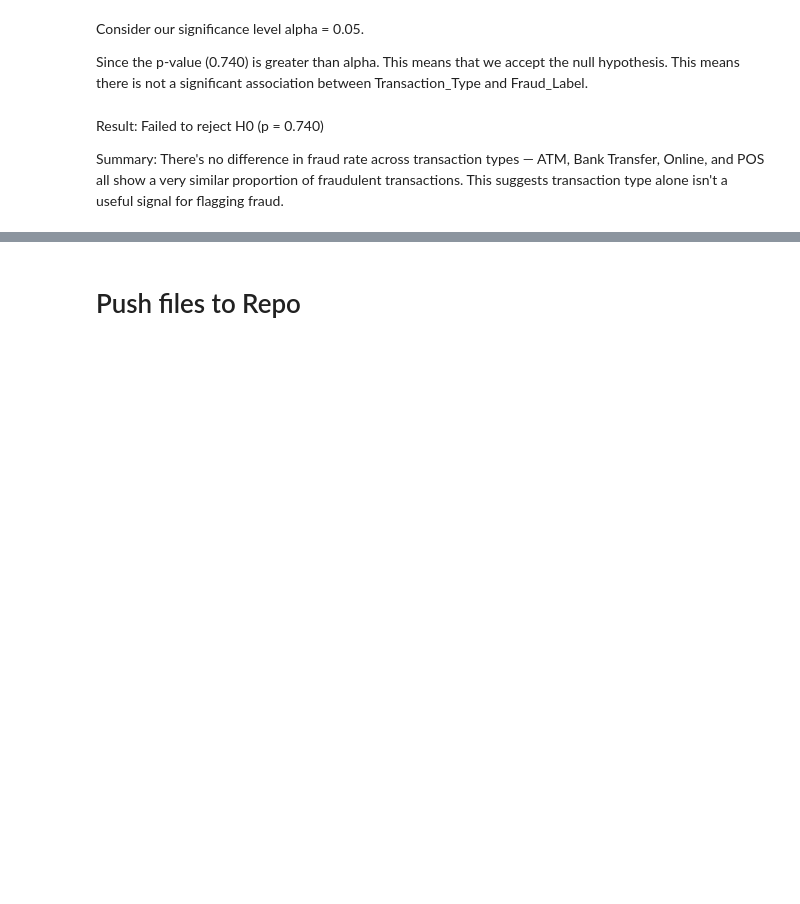
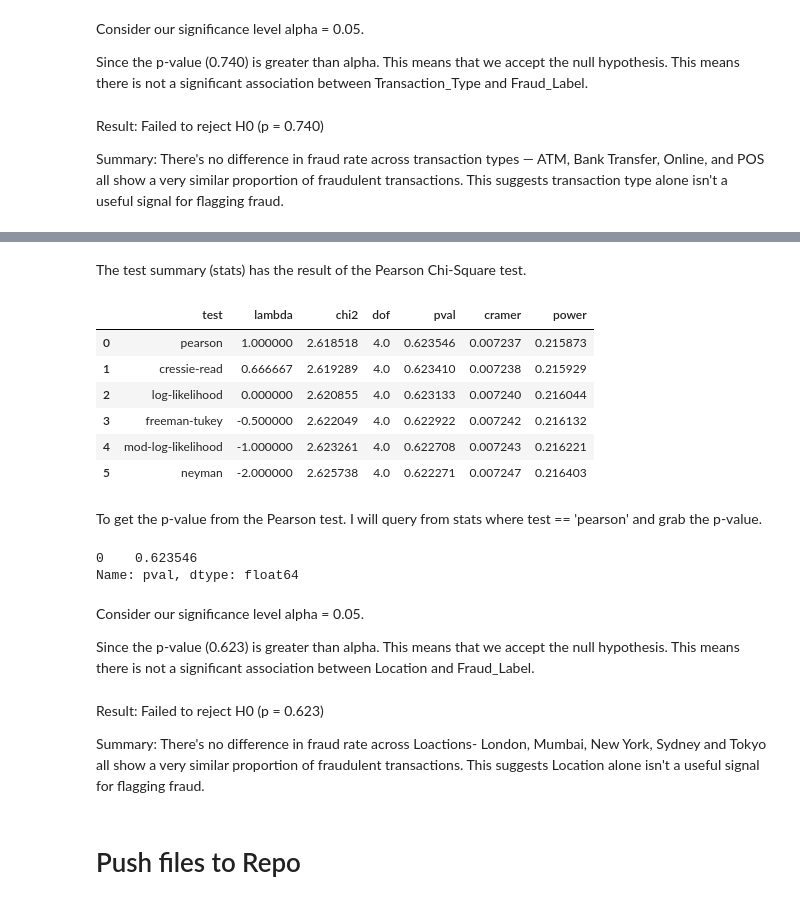
Before and after one commit to navmann99/Fraud-Analysis, a Jupyter notebook: jupyter_notebooks/02-EDA.ipynb, the cells around one changed output, grey strips where cells are left out. Drawn from its saved outputs; the diff is of its cells as text; code cells hidden in the pictures; blank space fills up the shorter version.

Commit message:
hypothesis 5 done

```diff
--- a/jupyter_notebooks/02-EDA.ipynb
+++ b/jupyter_notebooks/02-EDA.ipynb
@@ -278,3 +305,32 @@ Summary: There's no difference in fraud rate across transaction types — ATM, B
+# %% [markdown]
+The test summary (stats) has the result of the Pearson Chi-Square test.
+# %%
+stats
+# %% [output]
+|  | test | lambda | chi2 | dof | pval | cramer | power |
+| 0 | pearson | 1.000000 | 2.618518 | 4.0 | 0.623546 | 0.007237 | 0.215873 |
+| 1 | cressie-read | 0.666667 | 2.619289 | 4.0 | 0.623410 | 0.007238 | 0.215929 |
+| 2 | log-likelihood | 0.000000 | 2.620855 | 4.0 | 0.623133 | 0.007240 | 0.216044 |
+| 3 | freeman-tukey | -0.500000 | 2.622049 | 4.0 | 0.622922 | 0.007242 | 0.216132 |
+| 4 | mod-log-likelihood | -1.000000 | 2.623261 | 4.0 | 0.622708 | 0.007243 | 0.216221 |
+| 5 | neyman | -2.000000 | 2.625738 | 4.0 | 0.622271 | 0.007247 | 0.216403 |
+# %% [markdown]
+To get the p-value from the Pearson test. I will query from stats where test == 'pearson' and grab the p-value.
+# %%
+stats.query("test == 'pearson'")['pval']
+# %% [output]
+0    0.623546
+Name: pval, dtype: float64
+# %% [markdown]
+Consider our significance level alpha = 0.05.
+
+
+Since the p-value (0.623) is greater than alpha. This means that we accept the null hypothesis.
+This means there is not a significant association between Location and Fraud_Label.
+# %% [markdown]
+Result: Failed to reject H0 (p = 0.623)
+
+Summary: There's no difference in fraud rate across Loactions- London, Mumbai, New York, Sydney and Tokyo all show a very similar proportion of fraudulent transactions. This suggests Location alone isn't a useful signal for flagging fraud.
 # %% [markdown]
 # Push files to Repo
 # %% [markdown]
```
Also changed, not shown: parts of 7 cells of this notebook.
